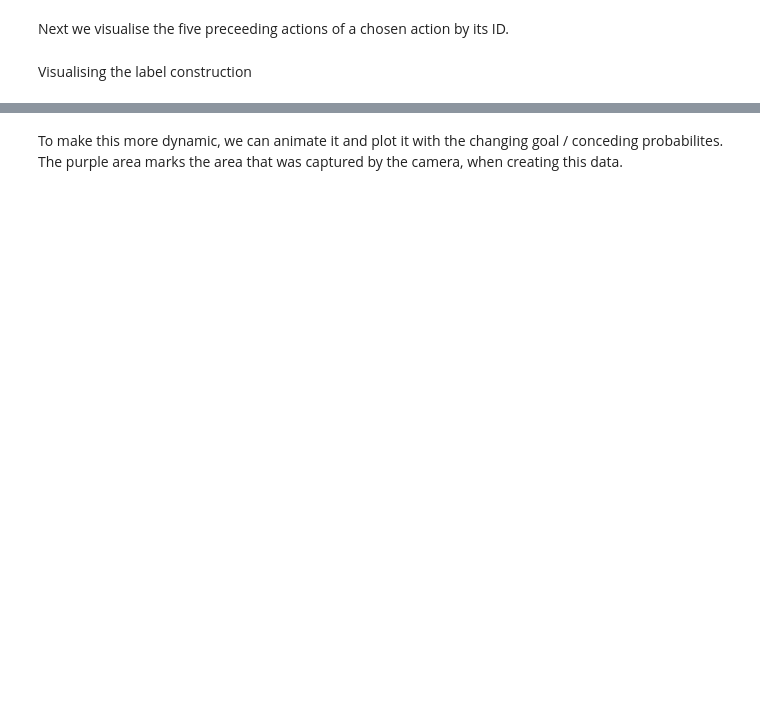
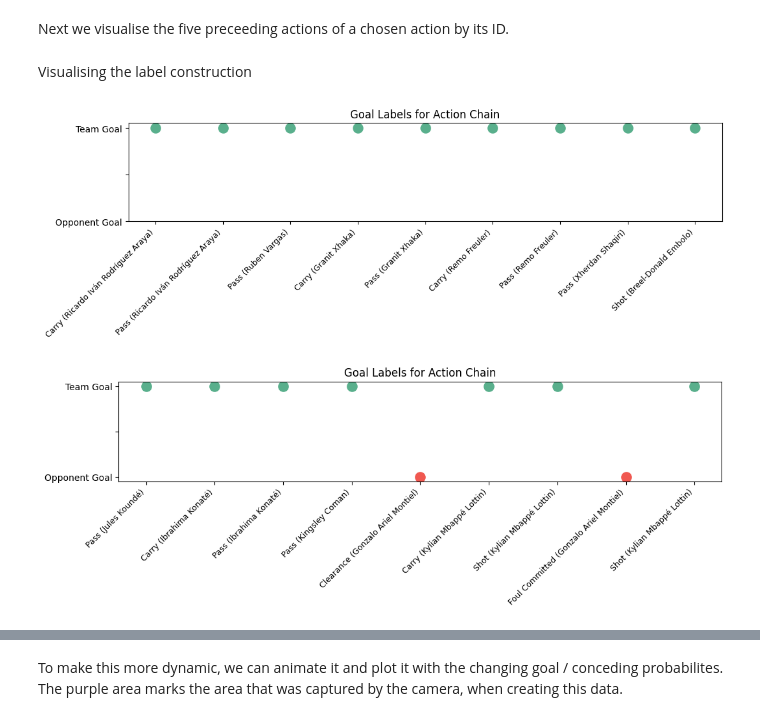
Before and after one commit to manueltuor/Data-Science-Project, a Jupyter notebook: 3_Result_Visualization.ipynb, the cells around one changed output, grey strips where cells are left out. Cells and saved outputs as stored; diff of their text form; code cells hidden in the pictures; blank space fills up the shorter version.

```diff
--- a/3_Result_Visualization.ipynb
+++ b/3_Result_Visualization.ipynb
@@ -5,7 +5,7 @@ In this part of the project we will visualize concrete examples from action valu
 
 First we load the data from the previous step. If you have not already you should run the file 2_Training_Model.ipynb to retrieve the data and save it to a file.
 # %%
-import pandas as pd
+"""import pandas as pd
 import matplotlib.pyplot as plt
 from mplsoccer import Pitch
 import numpy as np
@@ -20,4 +20,4 @@ import seaborn as sns
 
 df_model = pd.read_pickle("data/data_cleaned_trained.pkl")
 player_minutes = pd.read_pickle("data/player_minutes.pkl")
-df_labels = pd.read_pickle("data/data_cleaned.pkl")
+df_labels = pd.read_pickle("data/data_cleaned.pkl")"""
@@ -255,28 +260,32 @@ Visualising the label construction
 # %%
 def plot_goal_labels_for_action_chain(df_labels, event_id, window=10):
     chain = get_action_chain(df_labels, event_id, window=window)
     if chain.empty:
         print(f"No action chain found for event_id {event_id}")
         return
 
     actions = [f"{row['type_name']} ({row['player_name']})" for _, row in chain.iterrows()]
     team_goals = chain['label_team_goal'].values
     opp_goals = chain['label_opponent_goal'].values
     x = np.arange(len(actions))
 
     _, ax = plt.subplots(figsize=(12, 2))
 
     ax.scatter(x[team_goals == 1], [1]*np.sum(team_goals == 1), color='#59af8c', s=120, label='Team Goal')
     ax.scatter(x[opp_goals == 1], [0]*np.sum(opp_goals == 1), color='#f05850', s=120, label='Opponent Goal')
 
     ax.set_yticks([0, 0.5, 1])
     ax.set_yticklabels(['Opponent Goal', '', 'Team Goal'])
     ax.set_xticks(x)
     ax.set_xticklabels(actions, rotation=45, ha='right', fontsize=9)
     ax.set_title('Goal Labels for Action Chain')
     plt.tight_layout()
     plt.show()
 
 plot_goal_labels_for_action_chain(df_labels, event_id=SCENARIO, window=9)
+plot_goal_labels_for_action_chain(df_labels, event_id=SCENARIO2, window=9)
+# %% [output]
+[figure, added]
+[figure, added]
 # %%
 plot_action_chain_by_id(df_model, SCENARIO)
```
Also changed, not shown: parts of 9 cells of this notebook.
